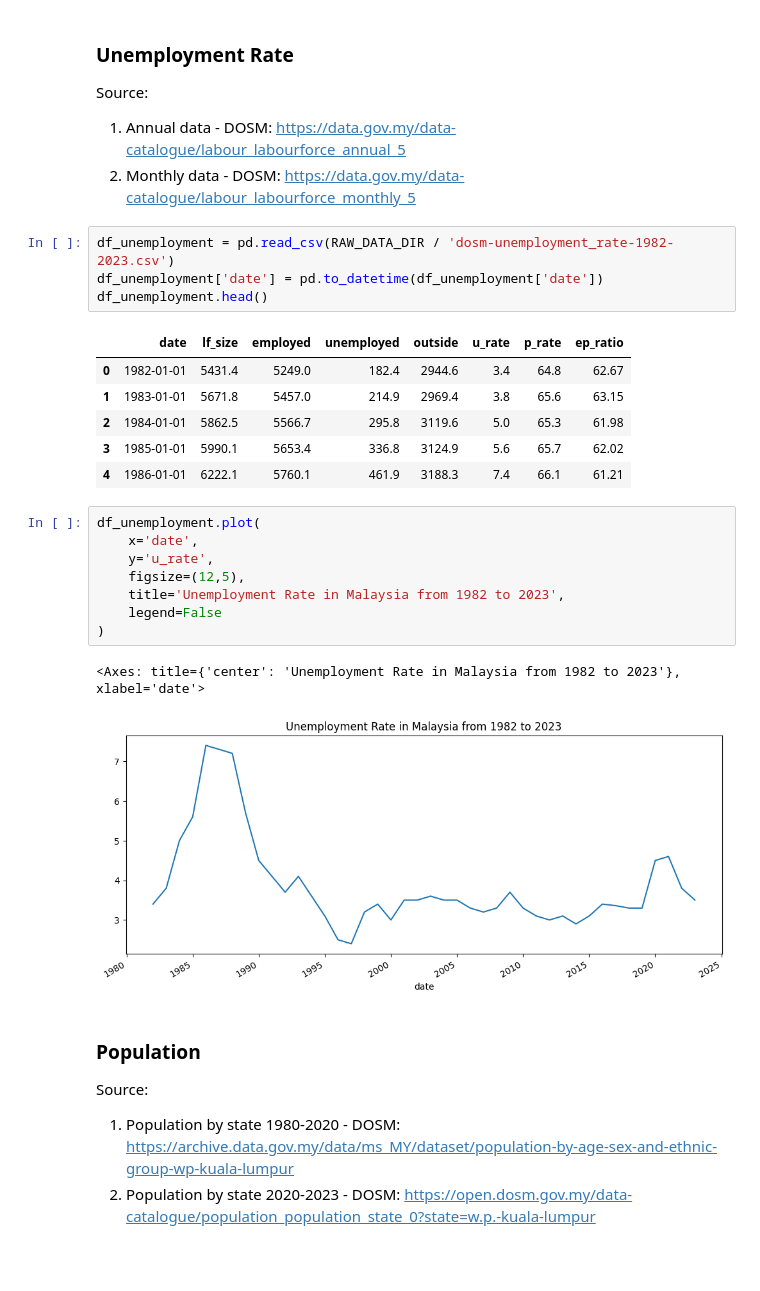
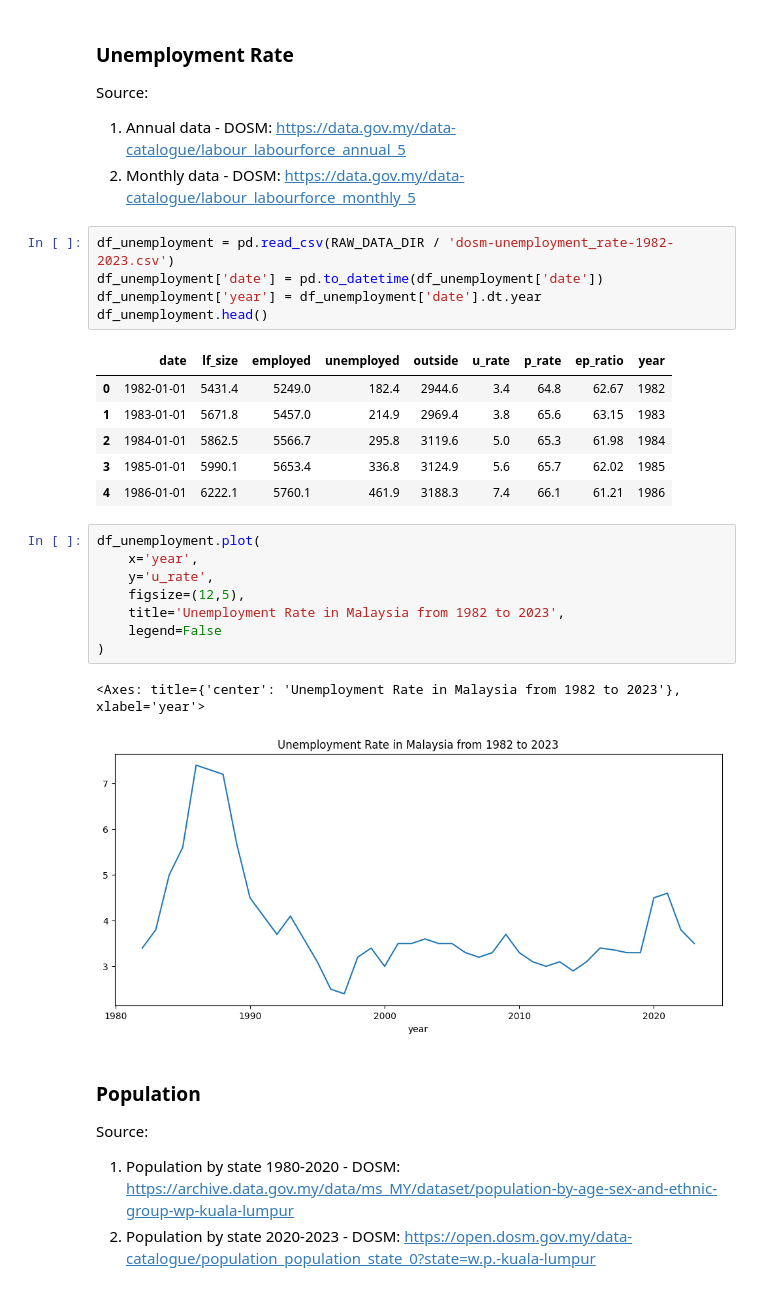
Before and after one commit to yuenherny/kl-house-price-forecasting, a Jupyter notebook: notebooks/Transactions - 05 Data Integration.ipynb, the cells around one changed output. Cells and saved outputs as stored; diff of their text form; blank space fills up the shorter version.

Commit message:
Investigate missing years from each econ indicator

```diff
--- a/notebooks/Transactions - 05 Data Integration.ipynb
+++ b/notebooks/Transactions - 05 Data Integration.ipynb
@@ -264,25 +252,26 @@ Source:
 # %%
 df_unemployment = pd.read_csv(RAW_DATA_DIR / 'dosm-unemployment_rate-1982-2023.csv')
 df_unemployment['date'] = pd.to_datetime(df_unemployment['date'])
+df_unemployment['year'] = df_unemployment['date'].dt.year
 df_unemployment.head()
 # %% [output]
-|  | date | lf_size | employed | unemployed | outside | u_rate | p_rate | ep_ratio |
-| 0 | 1982-01-01 | 5431.4 | 5249.0 | 182.4 | 2944.6 | 3.4 | 64.8 | 62.67 |
-| 1 | 1983-01-01 | 5671.8 | 5457.0 | 214.9 | 2969.4 | 3.8 | 65.6 | 63.15 |
-| 2 | 1984-01-01 | 5862.5 | 5566.7 | 295.8 | 3119.6 | 5.0 | 65.3 | 61.98 |
-| 3 | 1985-01-01 | 5990.1 | 5653.4 | 336.8 | 3124.9 | 5.6 | 65.7 | 62.02 |
-| 4 | 1986-01-01 | 6222.1 | 5760.1 | 461.9 | 3188.3 | 7.4 | 66.1 | 61.21 |
+|  | date | lf_size | employed | unemployed | outside | u_rate | p_rate | ep_ratio | year |
+| 0 | 1982-01-01 | 5431.4 | 5249.0 | 182.4 | 2944.6 | 3.4 | 64.8 | 62.67 | 1982 |
+| 1 | 1983-01-01 | 5671.8 | 5457.0 | 214.9 | 2969.4 | 3.8 | 65.6 | 63.15 | 1983 |
+| 2 | 1984-01-01 | 5862.5 | 5566.7 | 295.8 | 3119.6 | 5.0 | 65.3 | 61.98 | 1984 |
+| 3 | 1985-01-01 | 5990.1 | 5653.4 | 336.8 | 3124.9 | 5.6 | 65.7 | 62.02 | 1985 |
+| 4 | 1986-01-01 | 6222.1 | 5760.1 | 461.9 | 3188.3 | 7.4 | 66.1 | 61.21 | 1986 |
 # %%
 df_unemployment.plot(
-    x='date',
+    x='year',
     y='u_rate',
     figsize=(12,5),
     title='Unemployment Rate in Malaysia from 1982 to 2023',
     legend=False
 )
 # %% [output]
-<Axes: title={'center': 'Unemployment Rate in Malaysia from 1982 to 2023'}, xlabel='date'>
+<Axes: title={'center': 'Unemployment Rate in Malaysia from 1982 to 2023'}, xlabel='year'>
-[figure, old version]
+[figure, new version]
 # %% [markdown]
 ### Population
 
```
Also changed, not shown: parts of 65 cells of this notebook.
